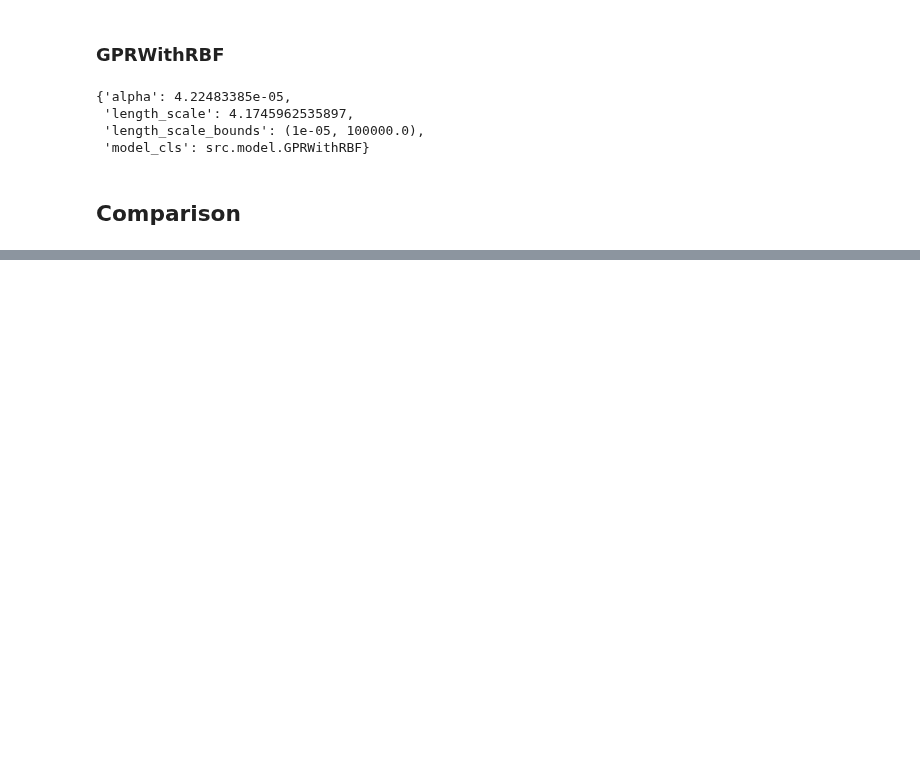
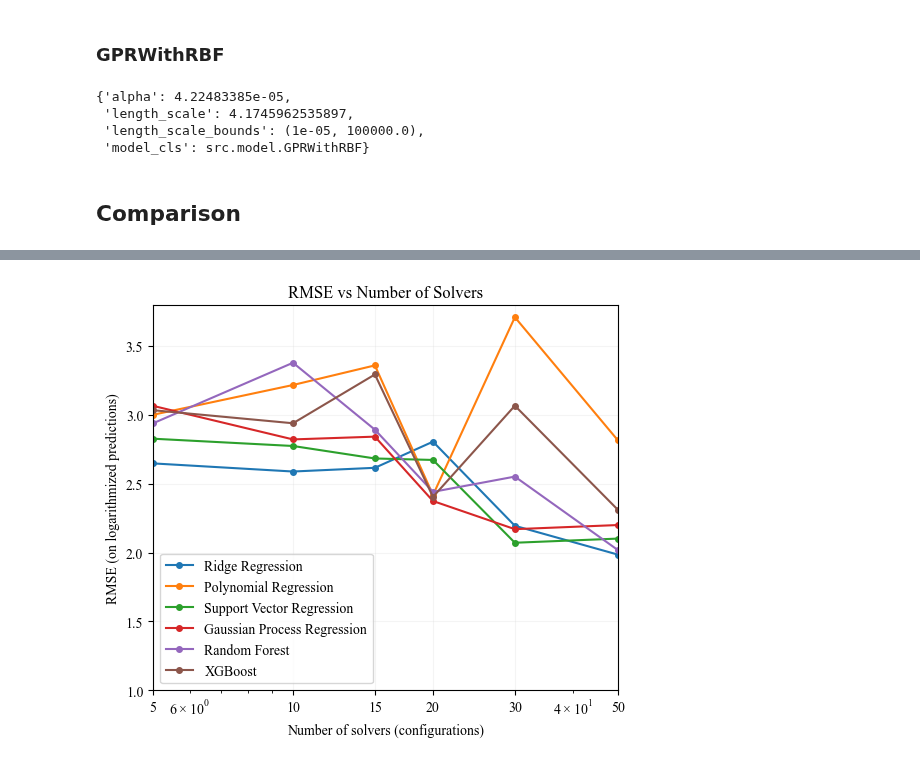
Before and after one commit to zakrzewow/raw-algorithm-portfolios, a Jupyter notebook: archive/phase1/comparison_base.ipynb, the cells around one changed output, grey strips where cells are left out. Cells and saved outputs as stored; diff of their text form; code cells hidden in the pictures; blank space fills up the shorter version.

```diff
--- a/archive/phase1/comparison_base.ipynb
+++ b/archive/phase1/comparison_base.ipynb
@@ -333,0 +265,6 @@ result_df.pivot_table(
+# %%
+fig, ax = plot_line(result_df)
+# plt.savefig("fig.png", dpi=300, bbox_inches="tight")
+plt.show()
+# %% [output]
+[figure, added]
```
Also changed, not shown: parts of 6 cells of this notebook, 43 other files.
